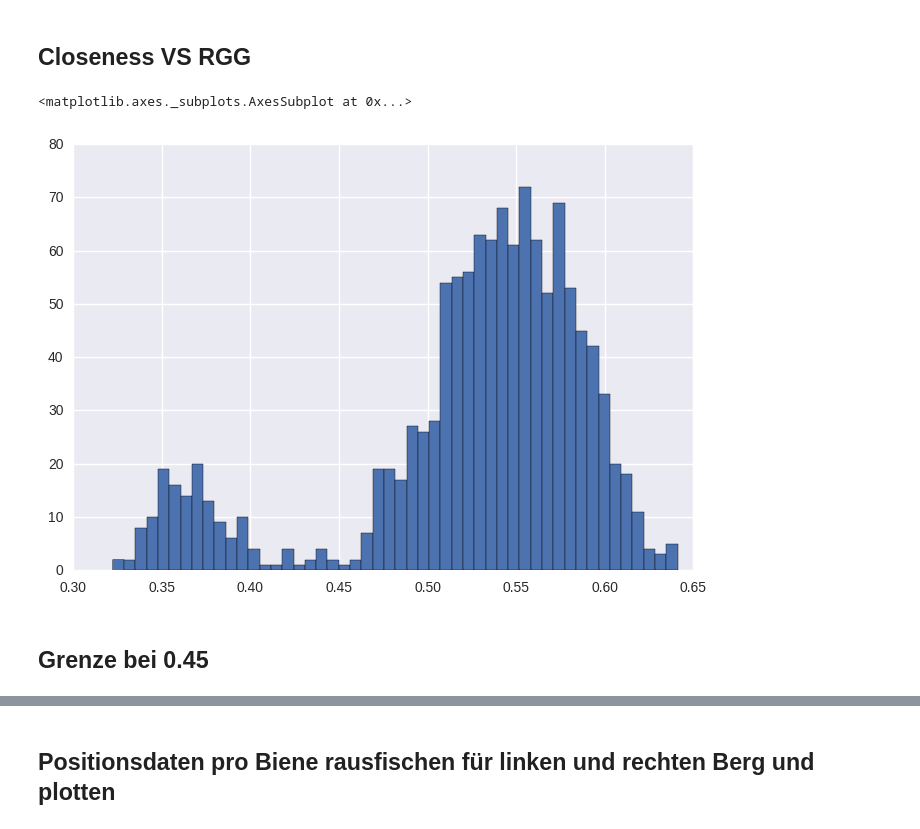
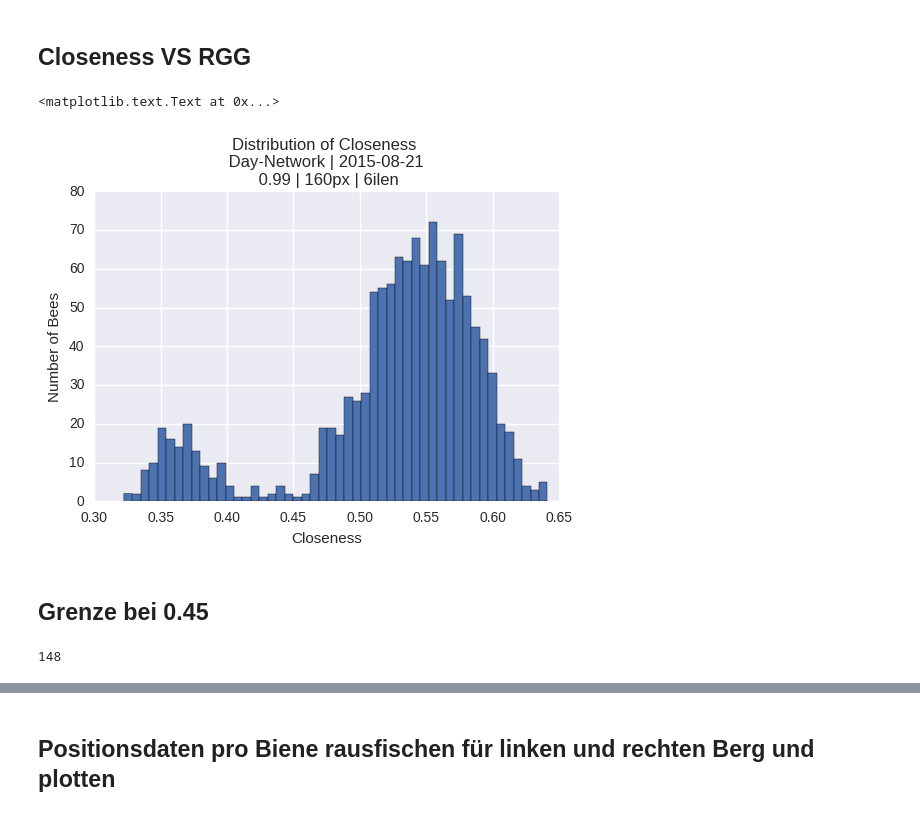
Before and after one commit to aschle/bees-sna, a Jupyter notebook: bib/1DAYcloseness_KDE.ipynb, the cells around one changed output, grey strips where cells are left out. Cells and saved outputs as stored; diff of their text form; code cells hidden in the pictures.

```diff
--- a/bib/1DAYcloseness_KDE.ipynb
+++ b/bib/1DAYcloseness_KDE.ipynb
@@ -31,11 +33,13 @@ Average degree: 253.6589
 # %% [markdown]
 ## Closeness VS RGG
-# %%
-closenessc = nx.closeness.closeness_centrality(G)
-Series(closenessc).hist(bins=50)
-# %% [output]
-<matplotlib.axes._subplots.AxesSubplot at 0x...>
-[figure, removed]
+# %%
+Series(closenessc).hist(bins=50)
+plt.axes().set_xlabel("Closeness")
+plt.axes().set_ylabel("Number of Bees")
+plt.axes().set_title("Distribution of Closeness \n Day-Network | 2015-08-21 \n 0.99 | 160px | 6ilen")
+# %% [output]
+<matplotlib.text.Text at 0x...>
+[figure, added]
 # %%
 # rgg = nx.random_geometric_graph(len(G.nodes()), 0.053)
 # %%
@@ -51,2 +55,6 @@ bigger = s[s > line]
 IDsmaller = [int(i) for i in smaller.index]
 IDbigger = [int(i) for i in bigger.index]
+# %%
+len(IDsmaller)
+# %% [output]
+148
```
Also changed, not shown: parts of 39 cells of this notebook, 1 other file.
